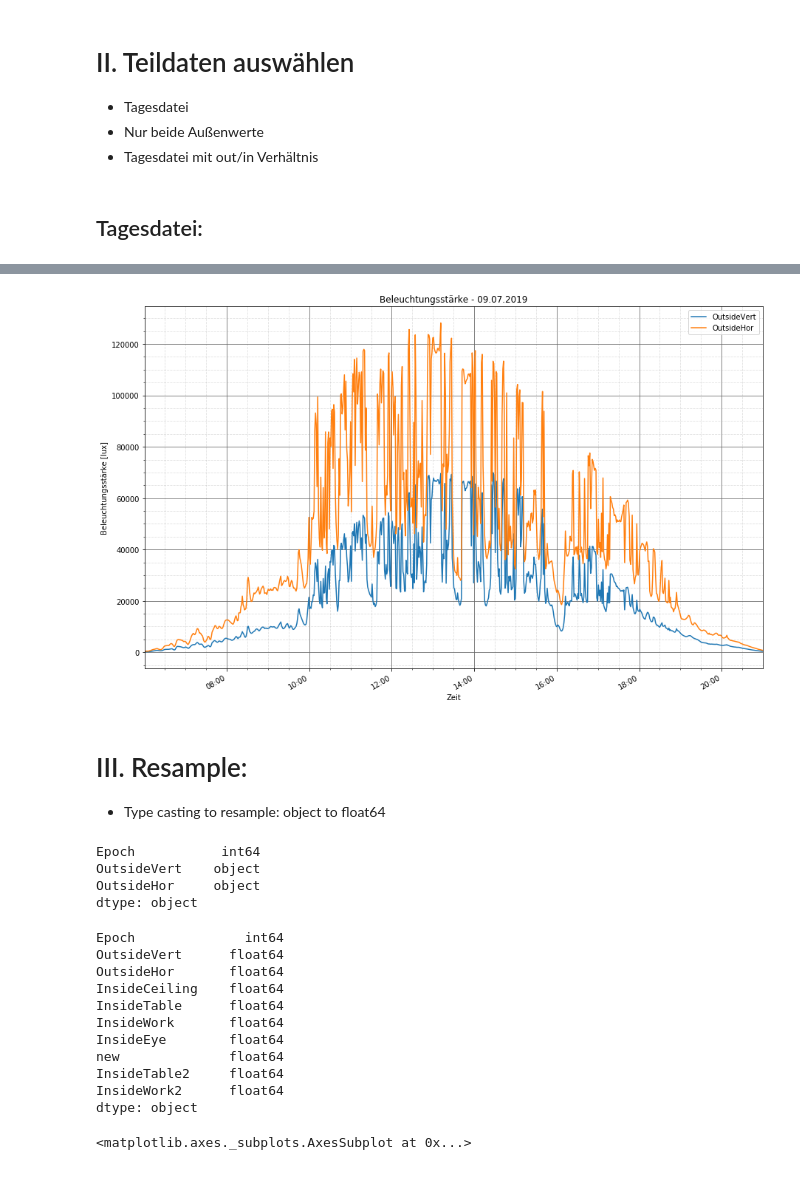
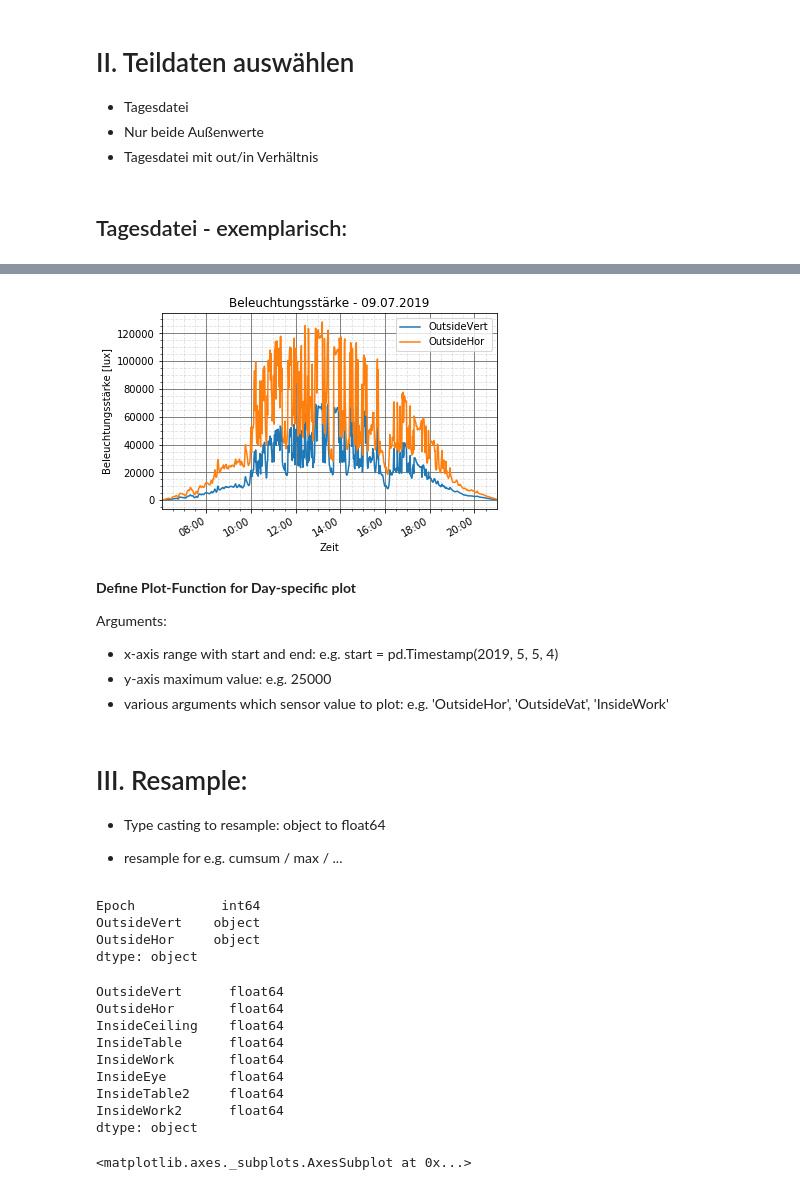
Before and after one commit to OliverZott/DataAnalysis_Almemo, a Jupyter notebook: Data_Almemo.ipynb, the cells around one changed output, grey strips where cells are left out. Drawn from its saved outputs; the diff is of its cells as text; code cells hidden in the pictures.

Commit message:
day-plot; minor changes

```diff
--- a/Data_Almemo.ipynb
+++ b/Data_Almemo.ipynb
@@ -117,7 +117,7 @@ DatetimeIndex(['2019-02-11 00:00:47', '2019-02-11 00:01:57',
 - Nur beide Außenwerte
 - Tagesdatei mit out/in Verhältnis
 # %% [markdown]
-## Tagesdatei:
+## Tagesdatei - exemplarisch:
 # %%
 # extract one day:
 df_20190709 = df.loc["2019-07-09"]
@@ -139,26 +139,32 @@ display(df_20190709.tail(2))
 # %%
 # plot specific timespan on specific day:
 
 ax = df.loc['2019-07-09 06:00:00':'2019-07-09 21:00:00'].plot(
-    y=['OutsideVert','OutsideHor'],grid=True,figsize=(15,10),
-    title = 'Beleuchtungsstärke - 09.07.2019' )
+    y=['OutsideVert','OutsideHor'],grid=True,title = 'Beleuchtungsstärke - 09.07.2019' )
 
 ax.set_xlabel("Zeit")
 ax.set_ylabel("Beleuchtungsstärke [lux]")
 
 # ----------------------------------------------------------------------------------
 # Show major grid lines
 plt.grid(b=True, which='major', color='#666666', linestyle='-')
 # Show the minor grid lines with very faint and almost transparent grey lines
 plt.minorticks_on()
 plt.grid(b=True, which='minor', color='#999999', linestyle='--', alpha=0.3)
 
 # ----------------------------------------------------------------------------------
 # Formatting Date values at x-axis
 # https://matplotlib.org/api/dates_api.html
 
 myFmt = myFmt = DateFormatter("%H:%M") # "%m/%d"
 ax.xaxis.set_major_formatter(myFmt)
 # %% [output]
-[figure, old version]
+[figure, new version]
+# %% [markdown]
+**Define Plot-Function for Day-specific plot**
+
+Arguments:
+- x-axis range with start and end: e.g. start = pd.Timestamp(2019, 5, 5, 4)
+- y-axis maximum value: e.g. 25000
+- various arguments which sensor value to plot: e.g. 'OutsideHor', 'OutsideVat', 'InsideWork'
 # %%
@@ -178,10 +189,15 @@ def day_plt(start, end, max, sit1=0, ):
 # III. Resample:
 
 - Type casting to resample: object to float64
+
+- resample for e.g. cumsum / max / ...
 # %%
 # type casting:
 
 df0 = df.apply(pd.to_numeric, errors='coerce')
+
+#remove epoc column
+df0 = df0.drop(columns=['Epoch','new'],axis=1)
 
 # errors : {‘ignore’, ‘raise’, ‘coerce’}, default ‘raise’
 # - If ‘raise’, then invalid parsing will raise an exception
@@ -193,20 +209,18 @@ df0 = df.apply(pd.to_numeric, errors='coerce')
 
 
 display(df.dtypes.head(3))
-display(df3.dtypes)
+display(df0.dtypes)
 # %% [output]
 Epoch           int64
 OutsideVert    object
 OutsideHor     object
 dtype: object
-Epoch              int64
 OutsideVert      float64
 OutsideHor       float64
 InsideCeiling    float64
 InsideTable      float64
 InsideWork       float64
 InsideEye        float64
-new              float64
 InsideTable2     float64
 InsideWork2      float64
 dtype: object
```
Also changed, not shown: parts of 18 cells of this notebook.
